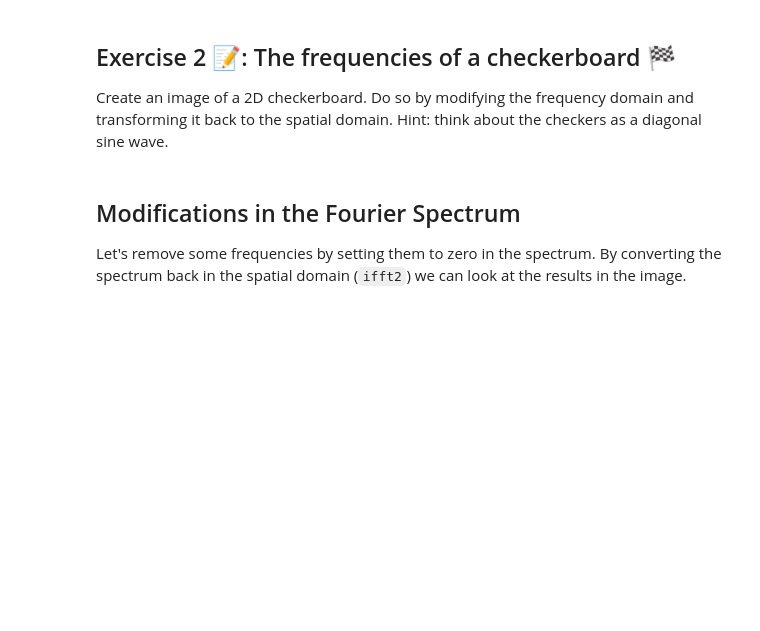
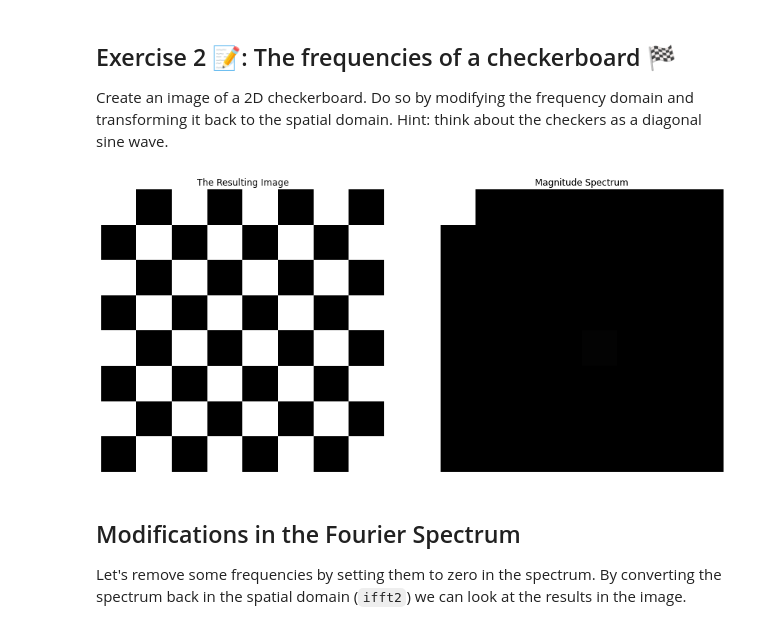
Before and after one commit to Digital-Media/di_cv, a Jupyter notebook: 04_Filters.ipynb, the cells around one changed output. Drawn from its saved outputs; the diff is of its cells as text; code cells hidden in the pictures; blank space fills up the shorter version.

```diff
--- a/04_Filters.ipynb
+++ b/04_Filters.ipynb
@@ -240,18 +267,19 @@ Hint: think about the checkers as a diagonal sine wave.
 # %%
 F = np.zeros((8,8),dtype=np.complex128)
 F[0,0] = np.prod(F.shape) # DC component (mean)
 
 # Todo: create a checkerboard pattern in frequency domain
-F[4,4] = 1.0
 
 # inverse fourier transform
 f = np.fft.ifft2(F)
 
 
 plt.figure(figsize=(15,10))
 plt.subplot(121), imshow(np.abs(f), cmap = 'gray', scale = True), plt.title('The Resulting Image')
 plt.subplot(122), imshow(np.abs(F), cmap = 'gray', scale = True), plt.title('Magnitude Spectrum')
 plt.show()
+# %% [output]
+[figure, added]
 # %% [markdown]
 ## Modifications in the Fourier Spectrum
 
```
Also changed, not shown: parts of 10 cells of this notebook.
